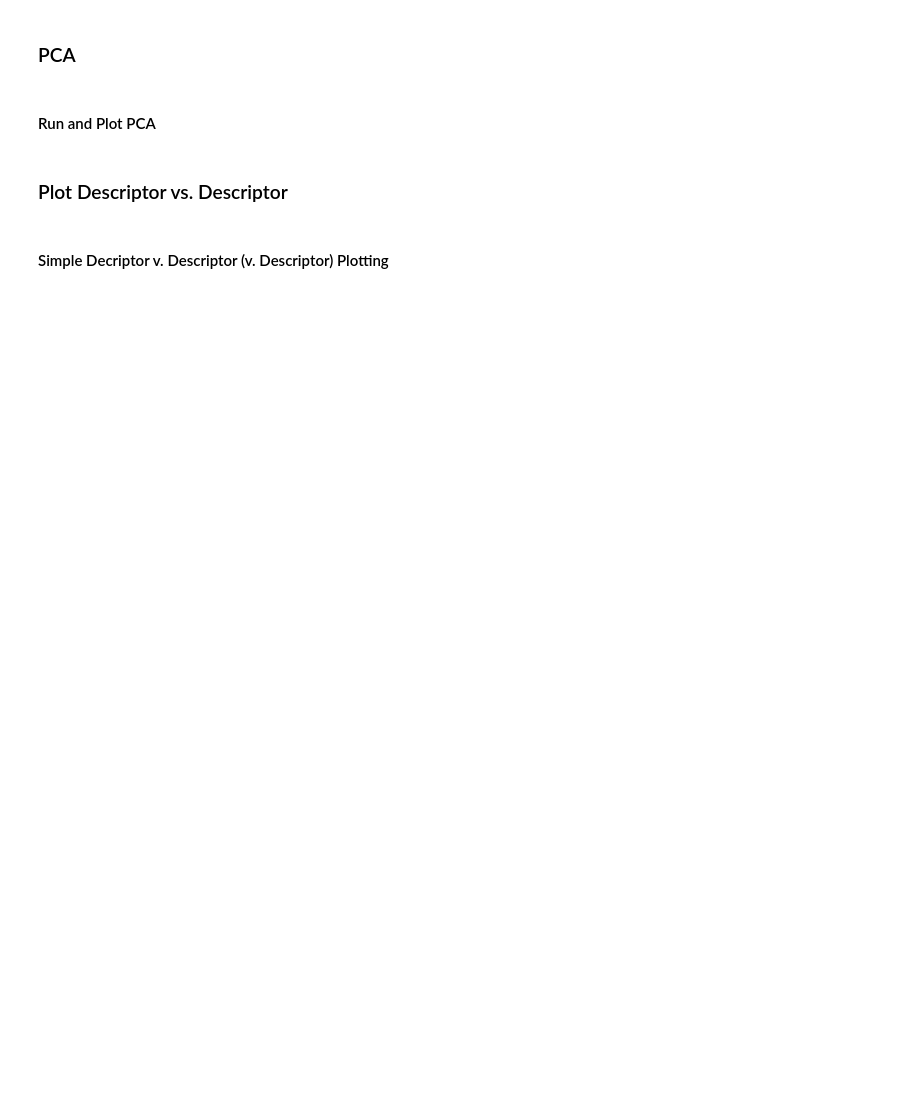
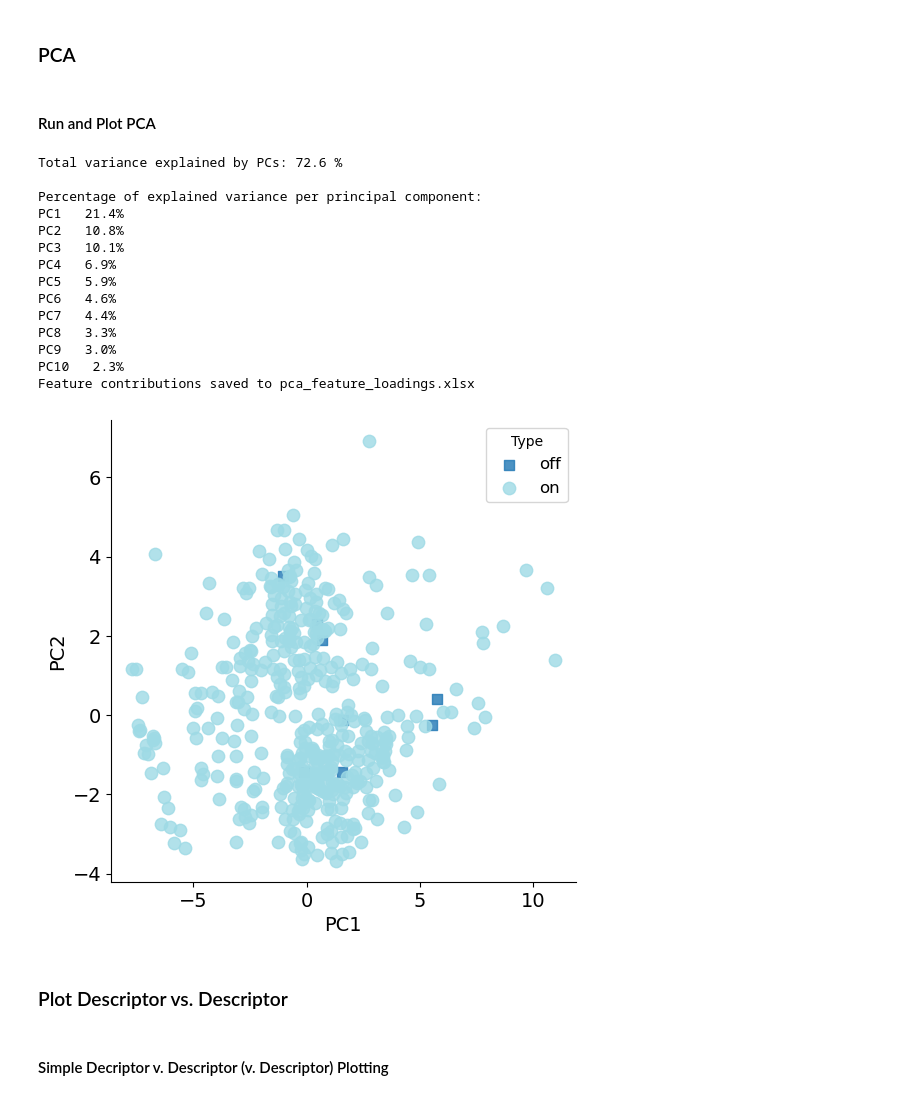
Before and after one commit to SigmanGroup/chemical_space_and_clustering, a Jupyter notebook: chemical_space_and_clustering.ipynb, the cells around one changed output. Saved outputs shown, nothing was run; the diff lists cells and outputs as text; code cells hidden in the pictures; blank space fills up the shorter version.

```diff
--- a/chemical_space_and_clustering.ipynb
+++ b/chemical_space_and_clustering.ipynb
@@ -210,34 +194,50 @@ n_components = 10 #number of components to keep
 PCx = 'PC1' #which principal component to plot on x-axis
 PCy = 'PC2' #which principal component to plot on y-axis
 PCz = None #if you want a 3D plot, specify which principal component to plot on z-axis
 
 #choose plot parameters - no subsets
 alpha = 0.7 #transparency of points
 color = '#7B1B79'
 marker = 'o' #point shape
 size = 100 #point size
 font_size = 14
 
 #choose plot parameters - subsets (leave as None if not plotting subsets or if you want to use default plot settings)
 alpha_value_mapping = None #dictionary {'type_1': 0.7, 'type_2': 0.5, ...}
 color_mapping = None #dictionary {'type_1': '#7B1B79', 'type_2': '#FFA07A', ...}
 marker_mapping = None #dictionary {'type_1': 'o', 'type_2': 's', ...}
 size_mapping = None #dictionary {'type_1': 100, 'type_2': 200, ...}
 plot_order = None # if you want to specify the order of plotting subsets for visualization purposes
 
 #if you want plot TSNE by a response variable - will override type_column if set to True
 heatmap = False
 palette = 'plasma' #choose a color palette from matplotlib
 
 #_______________________________________________________________________________
                         #shouldn't need to adjust below here
 #_______________________________________________________________________________
 
-pca_df =  cf.plot_pca(feature_df=feature_df, features=feature_set, ID=ID, image=image, smiles=smiles, type_column=type_column, response_column=response_column, n_components=n_components,
+pca_df =  cf.plot_pca(feature_df=feature_df, features=feature_set, ID=ID, image=None, smiles=smiles, type_column=type_column, response_column=response_column, n_components=n_components,
             alpha=alpha, color=color,marker=marker, size=size, export_excel=export_to_excel, export_feature_excel=export_feature_loadings_to_excel, save_plot=save_plot_as_png, font_size=font_size,
                       alpha_value_mapping=alpha_value_mapping, color_mapping=color_mapping, marker_mapping=marker_mapping,
                       size_mapping=size_mapping, plot_order=plot_order, pc_x = PCx, pc_y = PCy, pc_z = PCz,
                       excel_filename=excel_file_name, plot_filename=plot_file_name, feature_filename = feature_loading_file_name, heatmap=heatmap, palette=palette)
+# %% [output]
+Total variance explained by PCs: 72.6 %
+
+Percentage of explained variance per principal component:
+PC1   21.4%
+PC2   10.8%
+PC3   10.1%
+PC4   6.9%
+PC5   5.9%
+PC6   4.6%
+PC7   4.4%
+PC8   3.3%
+PC9   3.0%
+PC10   2.3%
+Feature contributions saved to pca_feature_loadings.xlsx
+[figure, added]
 # %% [markdown]
 ### Plot Descriptor vs. Descriptor
 # %% [markdown]
```
Also changed, not shown: parts of 10 cells of this notebook, 1 other file.
